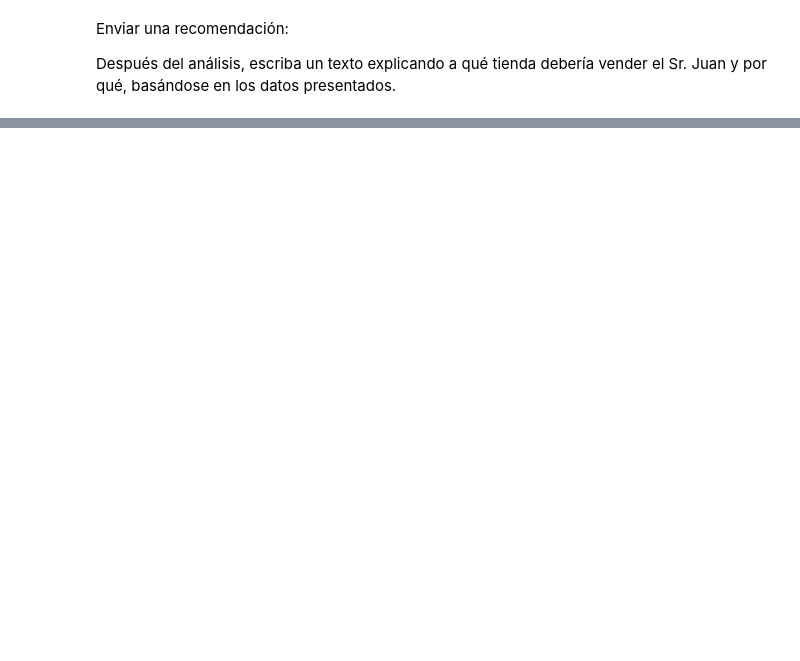
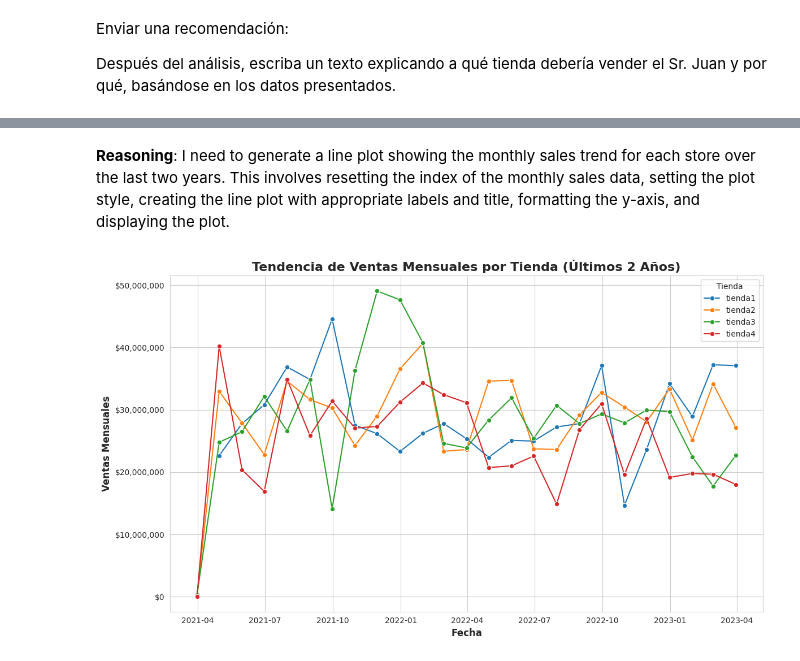
Before and after one commit to Harold-dev-code/Primer_Challenge_DataScience_Alura_Store, a Jupyter notebook: Primer_Challenge_DataScience_AluraStore.ipynb, the cells around one changed output, grey strips where cells are left out. Cells and saved outputs as stored; diff of their text form; code cells hidden in the pictures; blank space fills up the shorter version.

```diff
--- a/Primer_Challenge_DataScience_AluraStore.ipynb
+++ b/Primer_Challenge_DataScience_AluraStore.ipynb
@@ -582,0 +675,11 @@ Después del análisis, escriba un texto explicando a qué tienda debería vende
+# %%
+fecha_maxima = df_tiendas_completo['Fecha de Compra'].max()
+fecha_inicio_dos_anos = fecha_maxima - pd.DateOffset(years=2)
+df_ultimos_dos_años = df_tiendas_completo[df_tiendas_completo['Fecha de Compra'] >= fecha_inicio_dos_anos]
+
+print(f"Fecha máxima en el dataset: {fecha_maxima.strftime('%Y-%m-%d')}")
+print(f"Fecha de inicio para los últimos dos años: {fecha_inicio_dos_anos.strftime('%Y-%m-%d')}")
+print(f"Dimensiones del DataFrame original: {df_tiendas_completo.shape}")
+print(f"Dimensiones del DataFrame filtrado (últimos dos años): {df_ultimos_dos_años.shape}")
+
+df_ultimos_dos_años.head()
@@ -582,0 +705,4 @@ Después del análisis, escriba un texto explicando a qué tienda debería vende
+# %%
+ventas_mensuales_por_tienda = df_ultimos_dos_años.set_index('Fecha de Compra').groupby('Tienda')['Precio'].resample('M').sum()
+print("Ventas mensuales por tienda calculadas:")
+display(ventas_mensuales_por_tienda.head(10))
@@ -582,0 +727,4 @@ Después del análisis, escriba un texto explicando a qué tienda debería vende
+# %%
+ventas_mensuales_por_tienda = df_ultimos_dos_años.set_index('Fecha de Compra').groupby('Tienda')['Precio'].resample('ME').sum()
+print("Ventas mensuales por tienda calculadas:")
+display(ventas_mensuales_por_tienda.head(10))
@@ -582,0 +751,41 @@ Después del análisis, escriba un texto explicando a qué tienda debería vende
+# %% [markdown]
+**Reasoning**:
+I need to generate a line plot showing the monthly sales trend for each store over the last two years. This involves resetting the index of the monthly sales data, setting the plot style, creating the line plot with appropriate labels and title, formatting the y-axis, and displaying the plot.
+# %%
+import matplotlib.pyplot as plt
+import seaborn as sns
+from matplotlib.ticker import FuncFormatter
+
+# 2. Restablece el índice de la serie ventas_mensuales_por_tienda
+ventas_mensuales_df = ventas_mensuales_por_tienda.reset_index()
+
+# 3. Configura el estilo visual de las gráficas
+sns.set_style("whitegrid")
+
+# 4. Crea una figura para la gráfica con un tamaño adecuado
+plt.figure(figsize=(12, 7))
+
+# 5. Utiliza sns.lineplot() para generar el gráfico de líneas
+sns.lineplot(data=ventas_mensuales_df, x='Fecha de Compra', y='Precio', hue='Tienda', marker='o')
+
+# 6. Establece el título de la gráfica
+plt.title('Tendencia de Ventas Mensuales por Tienda (Últimos 2 Años)', fontsize=16, fontweight='bold')
+
+# 7. Etiqueta el eje x y el eje y
+plt.xlabel('Fecha', fontsize=12, fontweight='bold')
+plt.ylabel('Ventas Mensuales', fontsize=12, fontweight='bold')
+
+# 8. Añade una leyenda al gráfico (gestionada automáticamente por hue en seaborn)
+plt.legend(title='Tienda')
+
+# 9. Formatea las etiquetas del eje y para mostrar los valores de ventas en formato de moneda
+ax = plt.gca() # Get current axes
+ax.yaxis.set_major_formatter(FuncFormatter(lambda x, p: f'${x:,.0f}'))
+
+# 10. Ajusta automáticamente los márgenes de la gráfica
+plt.tight_layout()
+
+# 11. Muestra el gráfico
+plt.show()
+# %% [output]
+[figure, added]
```
Also changed, not shown: parts of 34 cells of this notebook.
